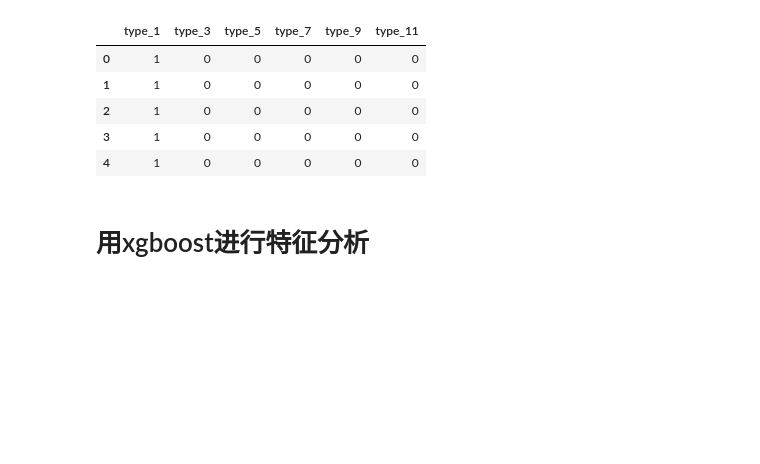
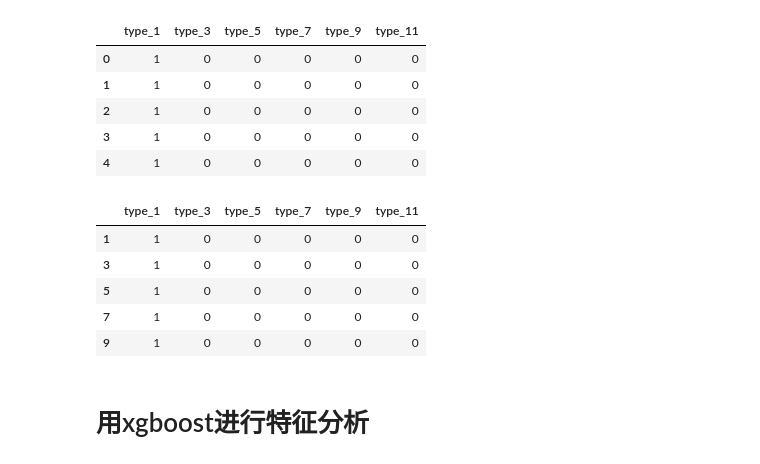
Before and after one commit to ITU-AI-ML-in-5G-Challenge/ITU-ML5G-PS-032-KDDI-UT-NakaoLab-AI, a Jupyter notebook: diff_analysis.ipynb, the cells around one changed output. Cells and saved outputs as stored; diff of their text form; code cells hidden in the pictures; blank space fills up the shorter version.

```diff
--- a/diff_analysis.ipynb
+++ b/diff_analysis.ipynb
@@ -96,5 +98,13 @@ Y_1.head()
 # %%
 y_train_1 = pd.get_dummies(y_train, prefix='type')
 y_test_1 = pd.get_dummies(y_test, prefix='type')
+y_train_1.head()
+# %% [output]
+|  | type_1 | type_3 | type_5 | type_7 | type_9 | type_11 |
+| 1 | 1 | 0 | 0 | 0 | 0 | 0 |
+| 3 | 1 | 0 | 0 | 0 | 0 | 0 |
+| 5 | 1 | 0 | 0 | 0 | 0 | 0 |
+| 7 | 1 | 0 | 0 | 0 | 0 | 0 |
+| 9 | 1 | 0 | 0 | 0 | 0 | 0 |
 # %%
 # XGBoost
```
Also changed, not shown: parts of 15 cells of this notebook.
